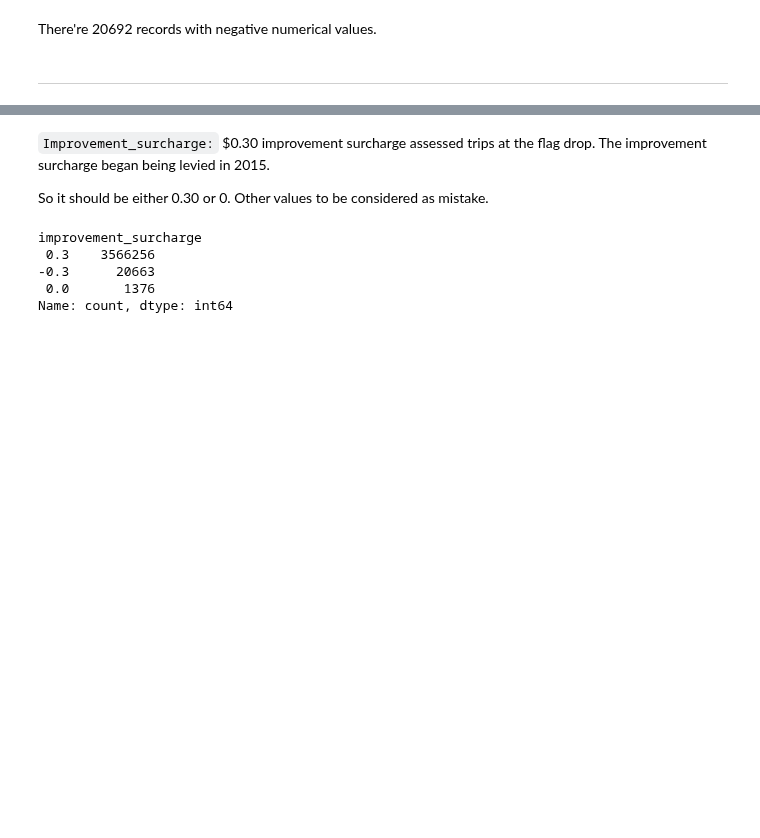
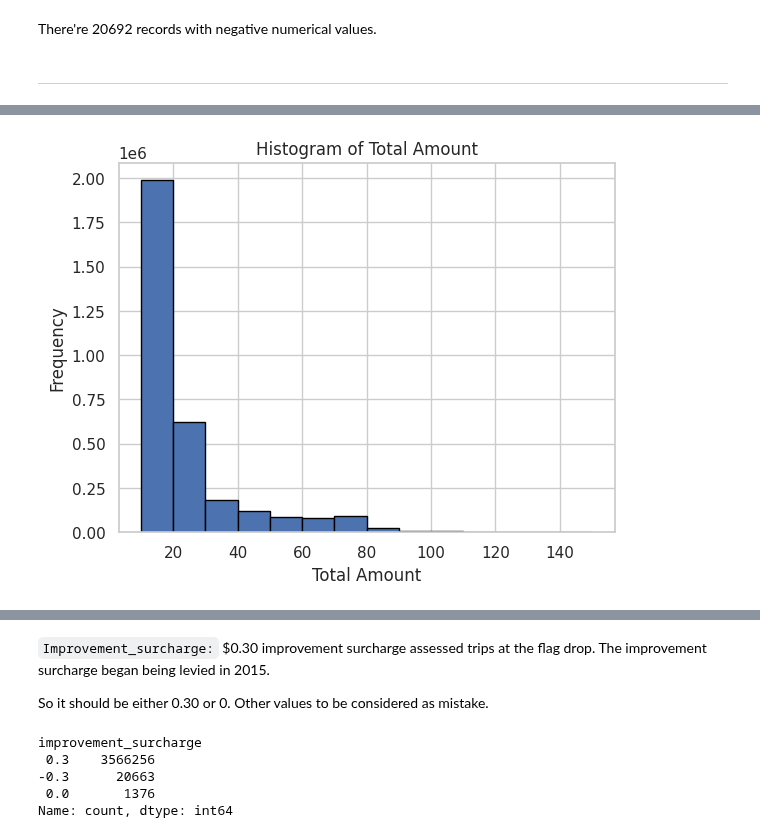
Before and after one commit to andres-mart/AnyoneAI, a Jupyter notebook: Proyecto_Final/analisis_bbdd.ipynb, the cells around one changed output, grey strips where cells are left out. Saved outputs shown, nothing was run; the diff lists cells and outputs as text; code cells hidden in the pictures; blank space fills up the shorter version.

```diff
--- a/Proyecto_Final/analisis_bbdd.ipynb
+++ b/Proyecto_Final/analisis_bbdd.ipynb
@@ -114,0 +135,13 @@ There're 20692 records with negative numerical values.
+# %%
+# Create a histogram of the 'total amount' column
+plt.hist(df['total_amount'], bins=[10, 20, 30, 40, 50, 60, 70, 80, 90, 100, 110, 120, 130, 140, 150], edgecolor='black')
+
+# Set the title and labels
+plt.title("Histogram of Total Amount")
+plt.xlabel("Total Amount")
+plt.ylabel("Frequency")
+
+# Display the histogram
+plt.show()
+# %% [output]
+[figure, added]
```
Also changed, not shown: parts of 6 cells of this notebook.
